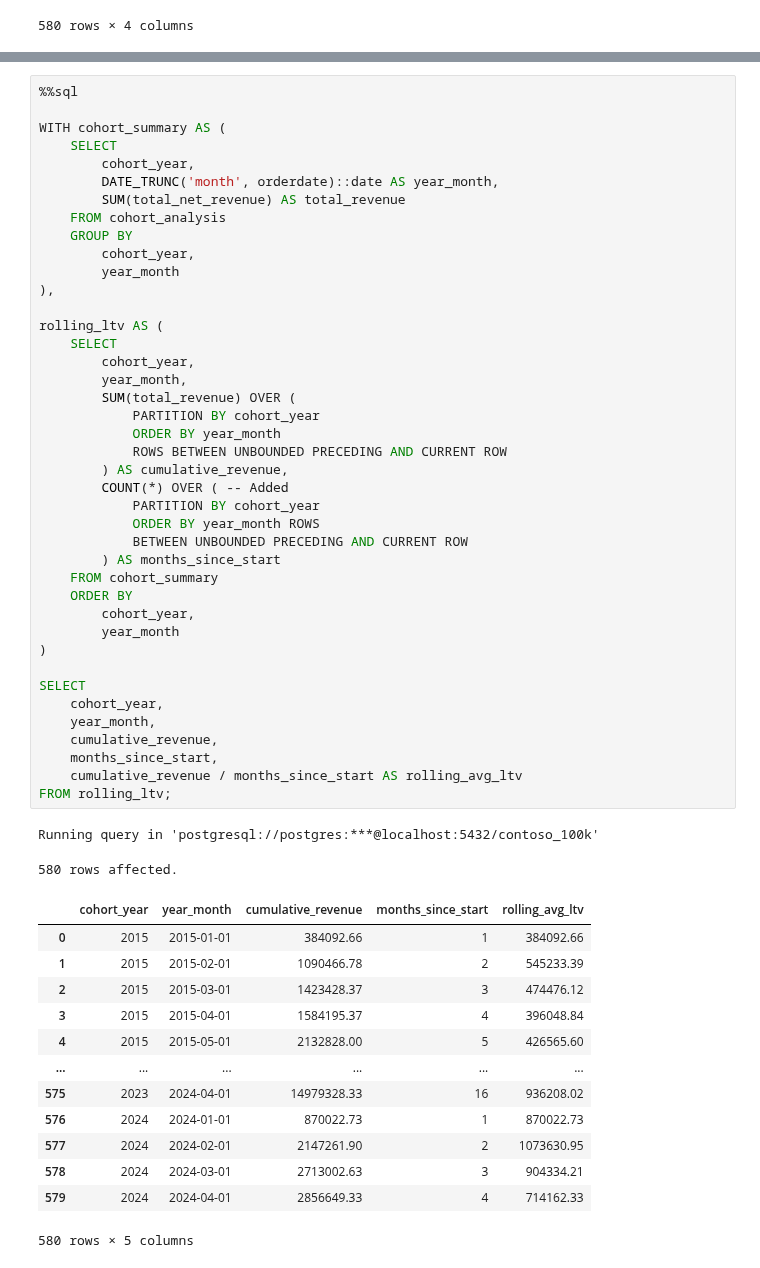
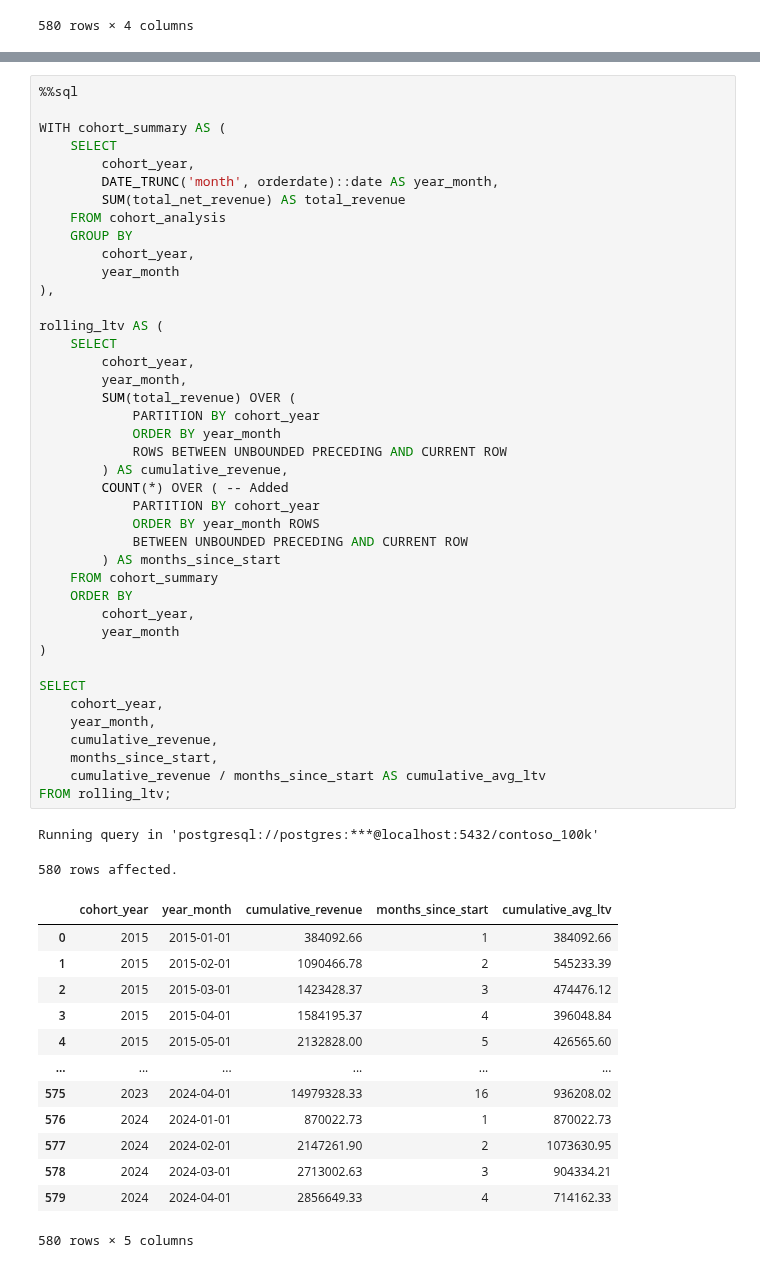
Before and after one commit to mgamzec/SQL_Data_Analytics_Project, a Jupyter notebook: 5_Views/2_View_Project.ipynb, the cells around one changed output, grey strips where cells are left out. Cells and saved outputs as stored; diff of their text form.

Commit message:
Rename rolling_avg_ltv to cumulative_avg_ltv

```diff
--- a/5_Views/2_View_Project.ipynb
+++ b/5_Views/2_View_Project.ipynb
@@ -325,35 +325,35 @@ WITH cohort_summary AS (
 
 rolling_ltv AS (
     SELECT
         cohort_year,
         year_month,
         SUM(total_revenue) OVER (
             PARTITION BY cohort_year
             ORDER BY year_month
             ROWS BETWEEN UNBOUNDED PRECEDING AND CURRENT ROW
         ) AS cumulative_revenue,
         COUNT(*) OVER ( -- Added
             PARTITION BY cohort_year
             ORDER BY year_month ROWS
             BETWEEN UNBOUNDED PRECEDING AND CURRENT ROW
         ) AS months_since_start
     FROM cohort_summary
     ORDER BY
         cohort_year,
         year_month
 )
 
 SELECT
     cohort_year,
     year_month,
     cumulative_revenue,
     months_since_start,
-    cumulative_revenue / months_since_start AS rolling_avg_ltv
+    cumulative_revenue / months_since_start AS cumulative_avg_ltv
 FROM rolling_ltv;
 # %% [output]
 Running query in 'postgresql://postgres:***@localhost:5432/contoso_100k'
 580 rows affected.
-|  | cohort_year | year_month | cumulative_revenue | months_since_start | rolling_avg_ltv |
+|  | cohort_year | year_month | cumulative_revenue | months_since_start | cumulative_avg_ltv |
 | 0 | 2015 | 2015-01-01 | 384092.66 | 1 | 384092.66 |
 | 1 | 2015 | 2015-02-01 | 1090466.78 | 2 | 545233.39 |
 | 2 | 2015 | 2015-03-01 | 1423428.37 | 3 | 474476.12 |
```
Also changed, not shown: parts of 6 cells of this notebook, 1 other file.
